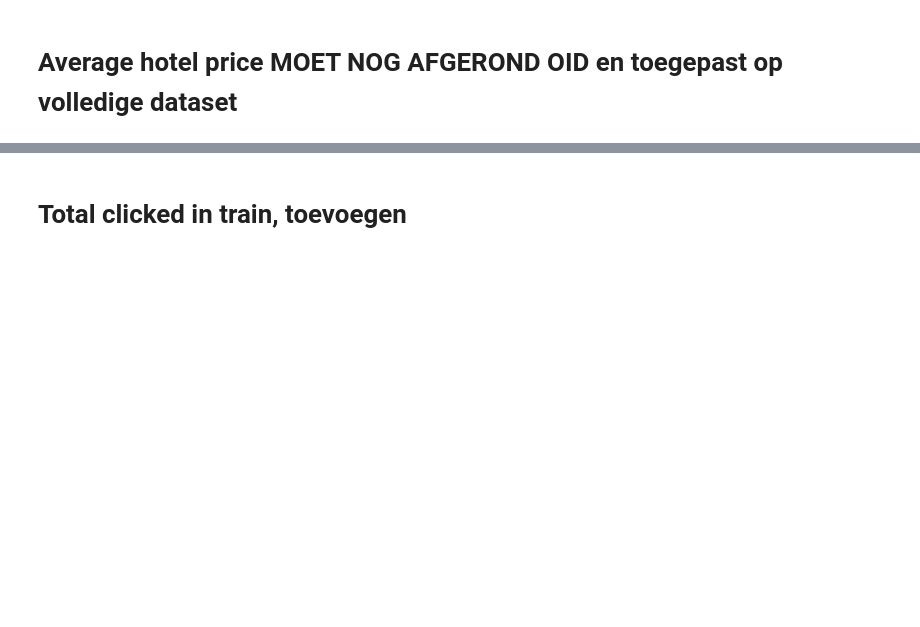
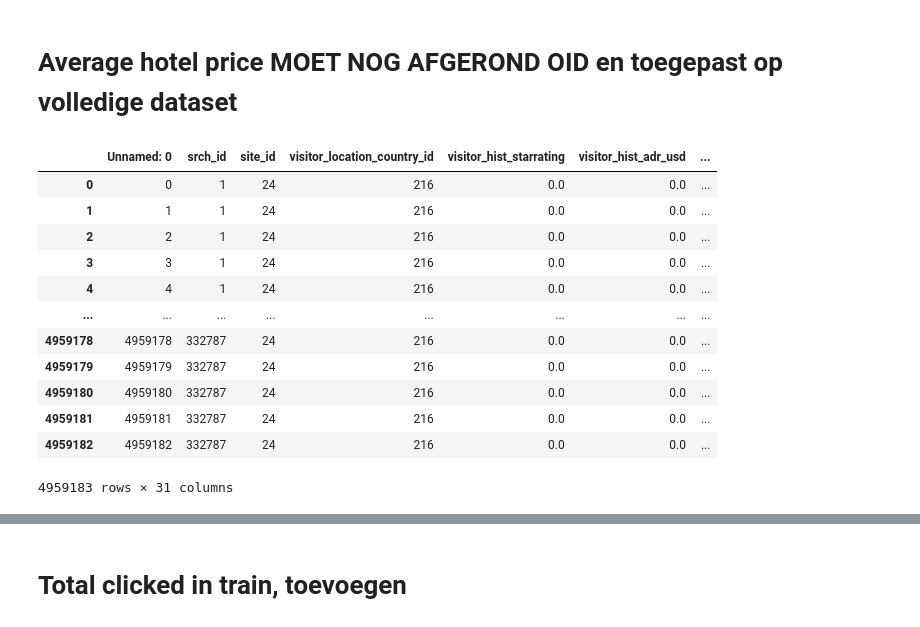
Before and after one commit to Karim-1/data-mining, a Jupyter notebook: assignment2/add column average hotel price.ipynb, the cells around one changed output, grey strips where cells are left out. Saved outputs shown, nothing was run; the diff lists cells and outputs as text; code cells hidden in the pictures; blank space fills up the shorter version.

```diff
--- a/assignment2/add column average hotel price.ipynb
+++ b/assignment2/add column average hotel price.ipynb
@@ -50,0 +33,20 @@ df['price_usd'].nlargest(50)
+# %%
+# CHECK OF DIT DE MEEST RECENTE VERSIES ZIJN
+test = pd.read_csv("../../test.csv")
+train = pd.read_csv("../../train.csv")
+# %%
+test
+# %% [output]
+|  | Unnamed: 0 | srch_id | site_id | visitor_location_country_id | visitor_hist_starrating | visitor_hist_adr_usd | ... |
+| 0 | 0 | 1 | 24 | 216 | 0.0 | 0.0 | ... |
+| 1 | 1 | 1 | 24 | 216 | 0.0 | 0.0 | ... |
+| 2 | 2 | 1 | 24 | 216 | 0.0 | 0.0 | ... |
+| 3 | 3 | 1 | 24 | 216 | 0.0 | 0.0 | ... |
+| 4 | 4 | 1 | 24 | 216 | 0.0 | 0.0 | ... |
+| ... | ... | ... | ... | ... | ... | ... | ... |
+| 4959178 | 4959178 | 332787 | 24 | 216 | 0.0 | 0.0 | ... |
+| 4959179 | 4959179 | 332787 | 24 | 216 | 0.0 | 0.0 | ... |
+| 4959180 | 4959180 | 332787 | 24 | 216 | 0.0 | 0.0 | ... |
+| 4959181 | 4959181 | 332787 | 24 | 216 | 0.0 | 0.0 | ... |
+| 4959182 | 4959182 | 332787 | 24 | 216 | 0.0 | 0.0 | ... |
+4959183 rows × 31 columns
```
Also changed, not shown: parts of 13 cells of this notebook.
